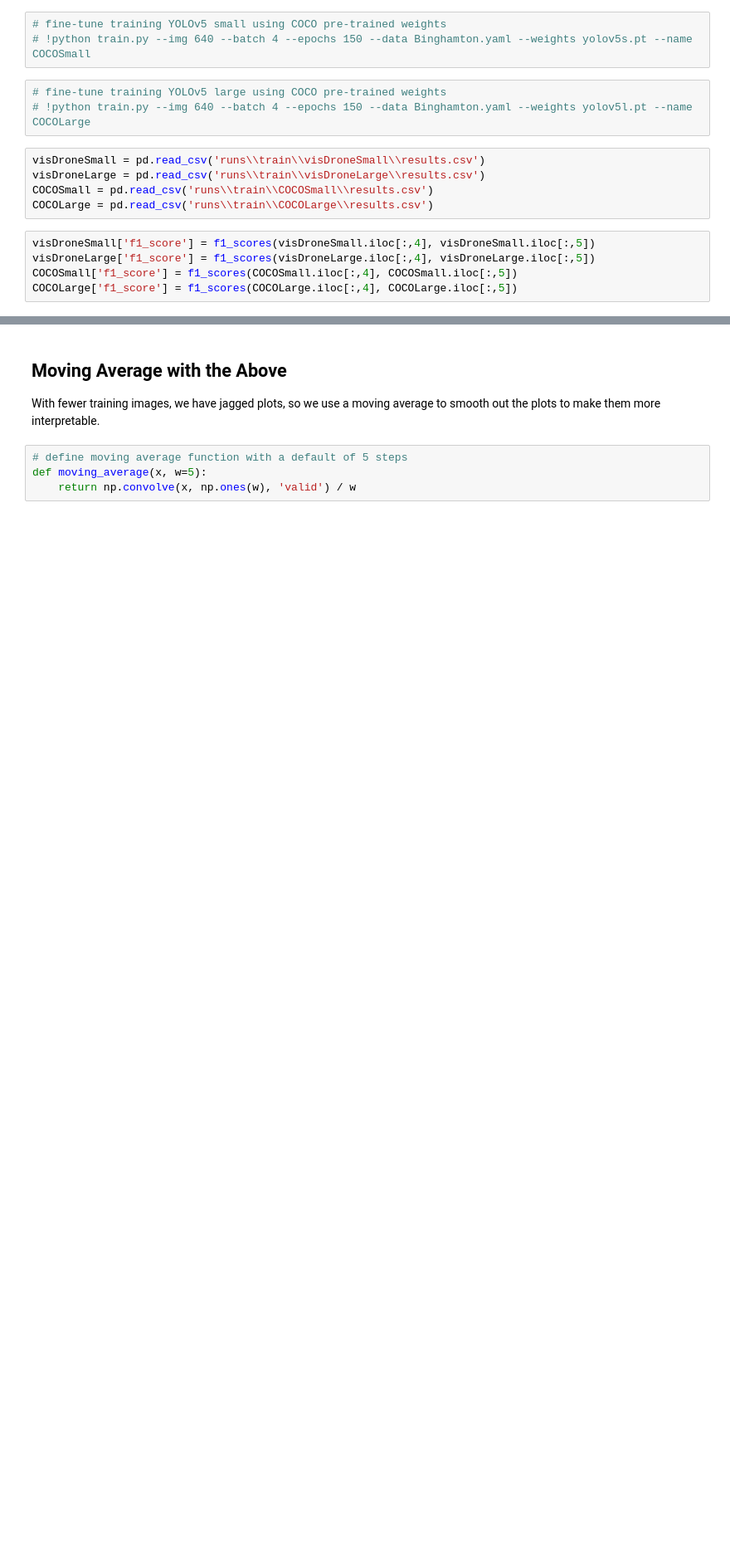
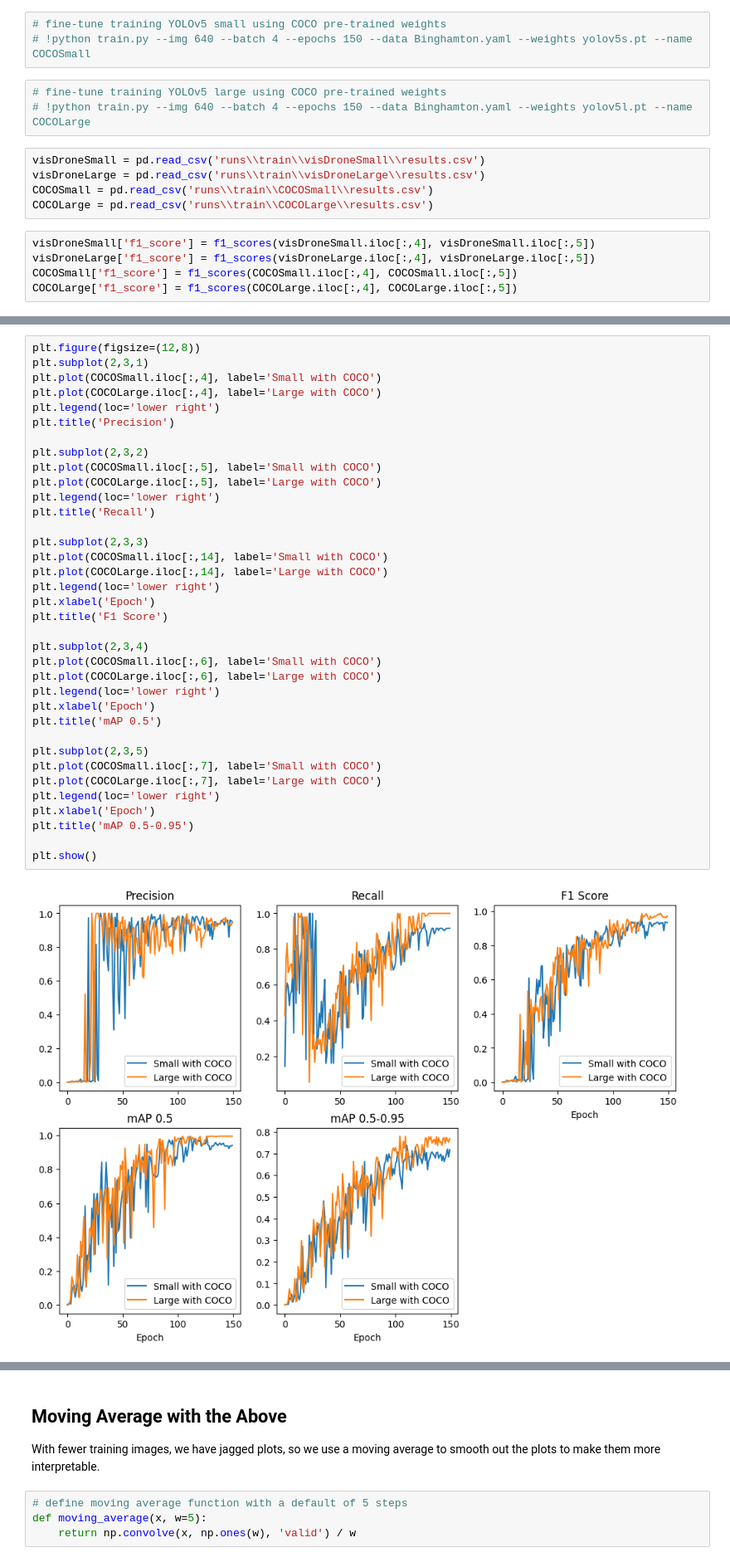
Before and after one commit to joelUSD/PFM1-Detection, a Jupyter notebook: Comparing YOLOv5 Models.ipynb, the cells around one changed output, grey strips where cells are left out. Shown at 83% size. Saved outputs shown, nothing was run; the diff lists cells and outputs as text; blank space fills up the shorter version.

```diff
--- a/Comparing YOLOv5 Models.ipynb
+++ b/Comparing YOLOv5 Models.ipynb
@@ -175,0 +187,38 @@ plt.show()
+# %%
+plt.figure(figsize=(12,8))
+plt.subplot(2,3,1)
+plt.plot(COCOSmall.iloc[:,4], label='Small with COCO')
+plt.plot(COCOLarge.iloc[:,4], label='Large with COCO')
+plt.legend(loc='lower right')
+plt.title('Precision')
+
+plt.subplot(2,3,2)
+plt.plot(COCOSmall.iloc[:,5], label='Small with COCO')
+plt.plot(COCOLarge.iloc[:,5], label='Large with COCO')
+plt.legend(loc='lower right')
+plt.title('Recall')
+
+plt.subplot(2,3,3)
+plt.plot(COCOSmall.iloc[:,14], label='Small with COCO')
+plt.plot(COCOLarge.iloc[:,14], label='Large with COCO')
+plt.legend(loc='lower right')
+plt.xlabel('Epoch')
+plt.title('F1 Score')
+
+plt.subplot(2,3,4)
+plt.plot(COCOSmall.iloc[:,6], label='Small with COCO')
+plt.plot(COCOLarge.iloc[:,6], label='Large with COCO')
+plt.legend(loc='lower right')
+plt.xlabel('Epoch')
+plt.title('mAP 0.5')
+
+plt.subplot(2,3,5)
+plt.plot(COCOSmall.iloc[:,7], label='Small with COCO')
+plt.plot(COCOLarge.iloc[:,7], label='Large with COCO')
+plt.legend(loc='lower right')
+plt.xlabel('Epoch')
+plt.title('mAP 0.5-0.95')
+
+plt.show()
+# %% [output]
+[figure, added]
```
Also changed, not shown: parts of 32 cells of this notebook.
